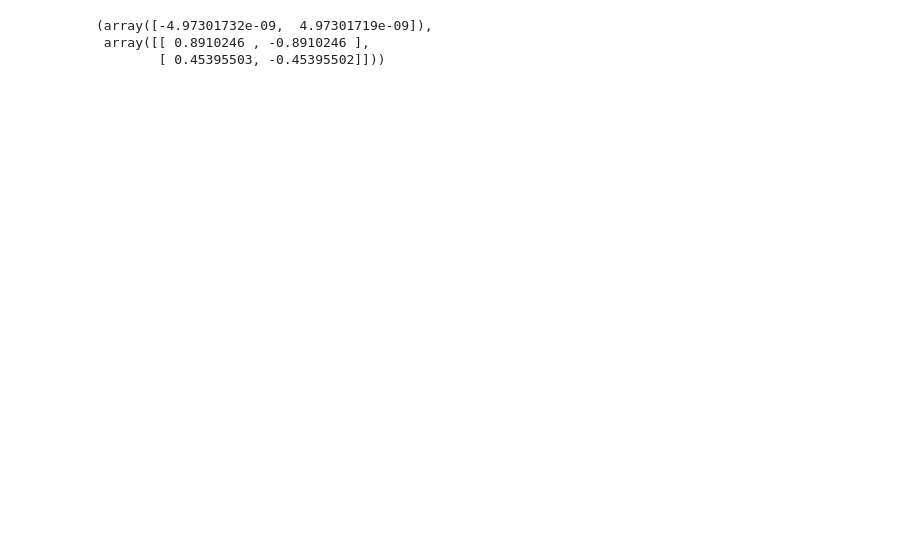
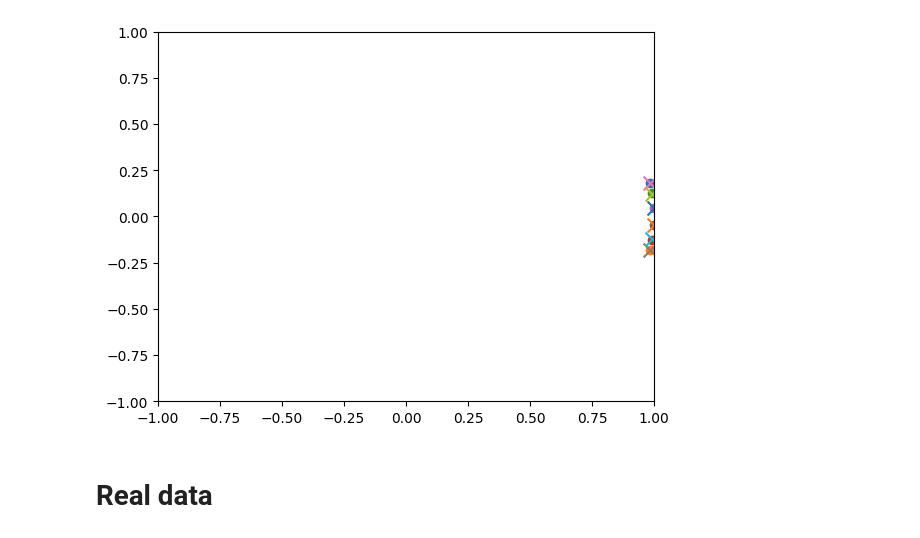
Before and after one commit to eduardocoraca/transmission-tower-monitoring, a Jupyter notebook: notebooks/1.2_ssi.ipynb, the cells around one changed output. Saved outputs shown, nothing was run; the diff lists cells and outputs as text; code cells hidden in the pictures; blank space fills up the shorter version.

```diff
--- a/notebooks/1.2_ssi.ipynb
+++ b/notebooks/1.2_ssi.ipynb
@@ -122,6 +80,12 @@ for fi in fest:
-# %%
-np.linalg.eig(Ae)
-# %% [output]
-(array([-4.97301732e-09,  4.97301719e-09]),
- array([[ 0.8910246 , -0.8910246 ],
-        [ 0.45395503, -0.45395502]]))
+# %%
+for pole in poles:
+    plt.scatter(pole.z.real, pole.z.imag)
+
+for pole in poles_real:
+    plt.scatter(pole.z.real, pole.z.imag, marker="x", s=100)
+    plt.xlim([-1,1])
+    plt.ylim([-1,1])
+# %% [output]
+[figure, added]
+# %% [markdown]
+# Real data
```
Also changed, not shown: parts of 13 cells of this notebook, 7 other files.
